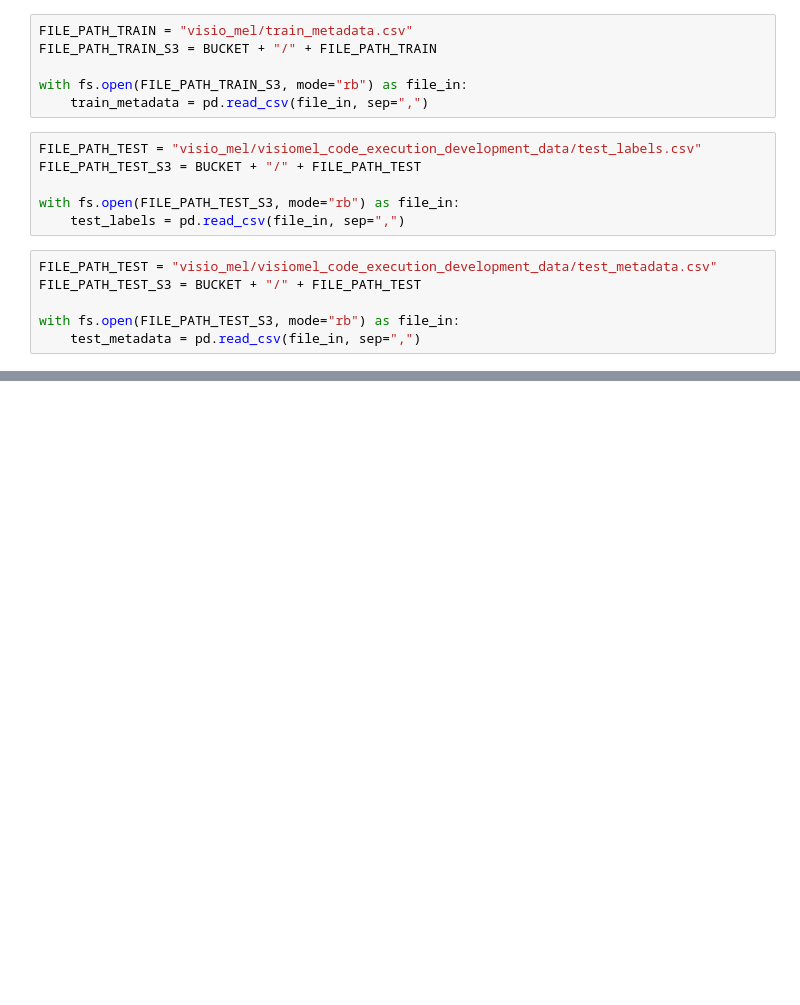
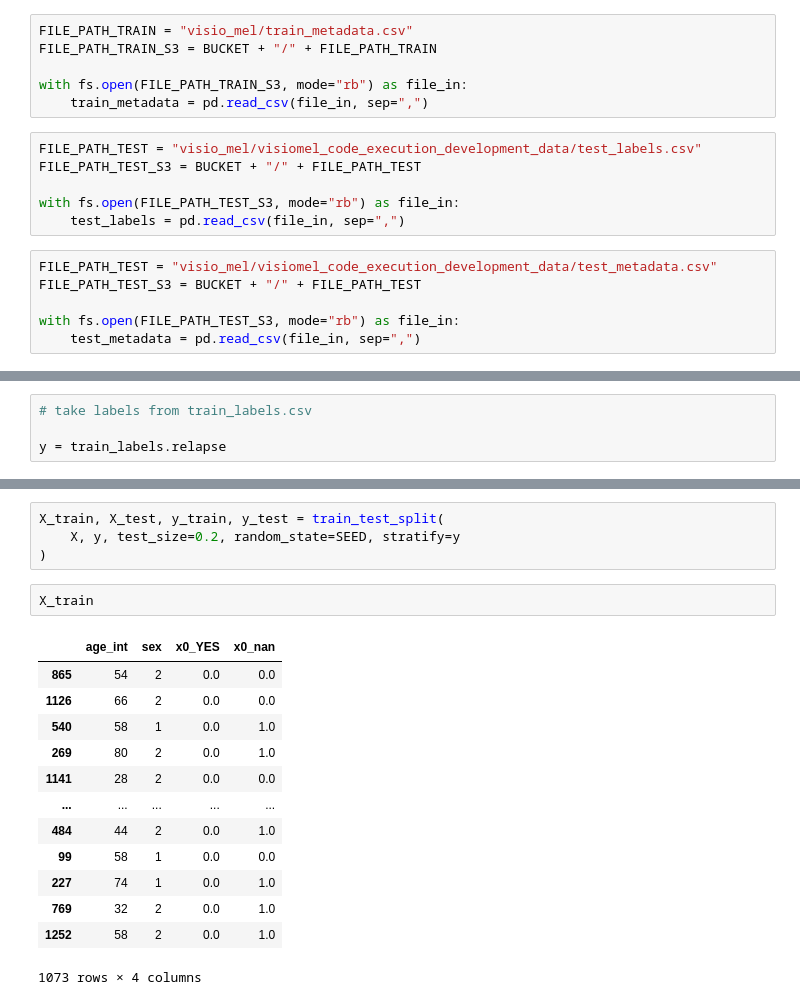
Before and after one commit to johnplt/visiomel-melanoma-iavengers, a Jupyter notebook: notebook/visiomel.ipynb, the cells around one changed output, grey strips where cells are left out. Cells and saved outputs as stored; diff of their text form; blank space fills up the shorter version.

```diff
--- a/notebook/visiomel.ipynb
+++ b/notebook/visiomel.ipynb
@@ -47,0 +192,4 @@ with fs.open(FILE_PATH_TEST_S3, mode="rb") as file_in:
+# %%
+# take labels from train_labels.csv
+
+y = train_labels.relapse
@@ -47,0 +199,20 @@ with fs.open(FILE_PATH_TEST_S3, mode="rb") as file_in:
+# %%
+X_train, X_test, y_train, y_test = train_test_split(
+    X, y, test_size=0.2, random_state=SEED, stratify=y
+)
+# %%
+X_train
+# %% [output]
+|  | age_int | sex | x0_YES | x0_nan |
+| 865 | 54 | 2 | 0.0 | 0.0 |
+| 1126 | 66 | 2 | 0.0 | 0.0 |
+| 540 | 58 | 1 | 0.0 | 1.0 |
+| 269 | 80 | 2 | 0.0 | 1.0 |
+| 1141 | 28 | 2 | 0.0 | 0.0 |
+| ... | ... | ... | ... | ... |
+| 484 | 44 | 2 | 0.0 | 1.0 |
+| 99 | 58 | 1 | 0.0 | 0.0 |
+| 227 | 74 | 1 | 0.0 | 1.0 |
+| 769 | 32 | 2 | 0.0 | 1.0 |
+| 1252 | 58 | 2 | 0.0 | 1.0 |
+1073 rows × 4 columns
```
Also changed, not shown: parts of 31 cells of this notebook.
